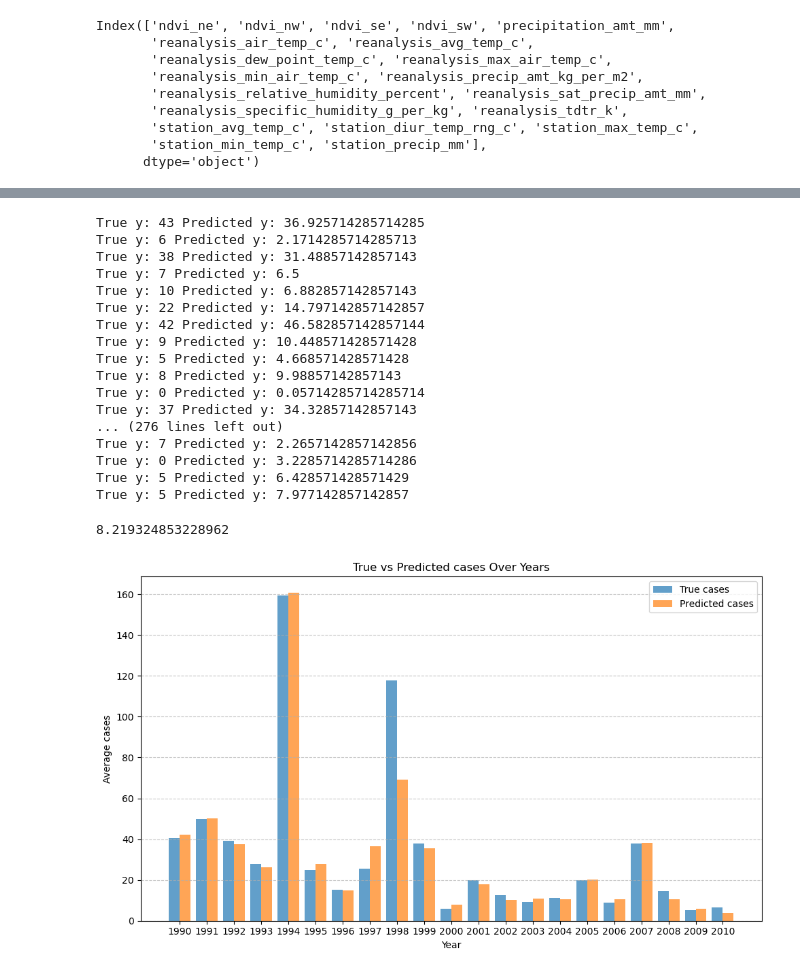
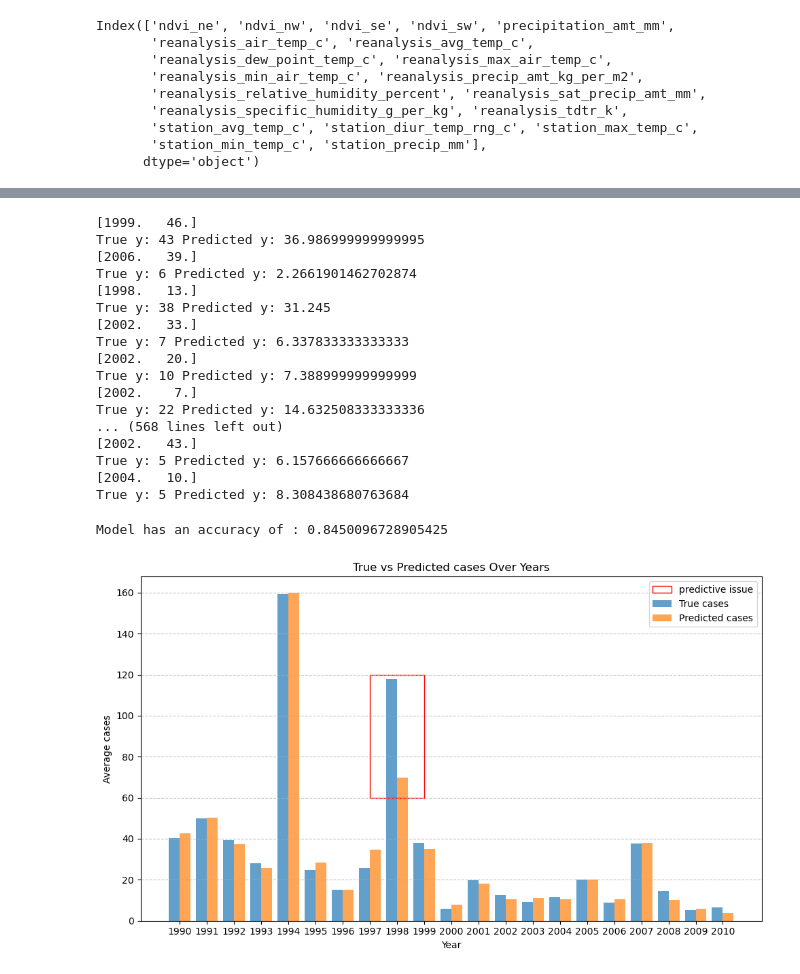
Before and after one commit to NiallSom/DengueCasePrediction, a Jupyter notebook: src/random_forest_redo.ipynb, the cells around one changed output, grey strips where cells are left out. Saved outputs shown, nothing was run; the diff lists cells and outputs as text; code cells hidden in the pictures.

Commit message:
Finished random forest regression model, answered research question about how will global warming affect dengue cases

```diff
--- a/src/random_forest_redo.ipynb
+++ b/src/random_forest_redo.ipynb
@@ -344,10 +245,10 @@ from sklearn.model_selection import train_test_split
 X_train, X_test, y_train, y_test = train_test_split(X, y, test_size=0.2, random_state=42)
 # %%
 from sklearn.ensemble import RandomForestRegressor
-#  {'n_estimators': 350, 'max_depth': 29, 'min_samples_split': 2, 'min_samples_leaf': 1}
+# Best hyperparameters: {'n_estimators': 200, 'max_depth': 14, 'min_samples_split': 2, 'min_samples_leaf': 1}
 rfr = RandomForestRegressor(
-                            n_estimators = 350,
-                            max_depth = 29,
+                            n_estimators = 200,
+                            max_depth = 14,
                             min_samples_split = 2,
                             min_samples_leaf = 1)
 # %%
@@ -363,55 +280,63 @@ y_pred = rfr.predict(X_test)
 # %%
+
 for i in range(len(X_test)):
+    print(X_test.iloc[i][['year','weekofyear']].values)
     true_label = y_test.iloc[i]
     predicted_label = y_pred[i]
     print(f"True y: {true_label} Predicted y: {predicted_label}")
 # %% [output]
-True y: 43 Predicted y: 36.925714285714285
-True y: 6 Predicted y: 2.1714285714285713
-True y: 38 Predicted y: 31.48857142857143
-True y: 7 Predicted y: 6.5
-True y: 10 Predicted y: 6.882857142857143
-True y: 22 Predicted y: 14.797142857142857
-True y: 42 Predicted y: 46.582857142857144
-True y: 9 Predicted y: 10.448571428571428
-True y: 5 Predicted y: 4.668571428571428
-True y: 8 Predicted y: 9.98857142857143
-True y: 0 Predicted y: 0.05714285714285714
-True y: 37 Predicted y: 34.32857142857143
-... (276 lines left out)
-True y: 7 Predicted y: 2.2657142857142856
-True y: 0 Predicted y: 3.2285714285714286
-True y: 5 Predicted y: 6.428571428571429
-True y: 5 Predicted y: 7.977142857142857
+[1999.   46.]
+True y: 43 Predicted y: 36.986999999999995
+[2006.   39.]
+True y: 6 Predicted y: 2.2661901462702874
+[1998.   13.]
+True y: 38 Predicted y: 31.245
+[2002.   33.]
+True y: 7 Predicted y: 6.337833333333333
+[2002.   20.]
+True y: 10 Predicted y: 7.388999999999999
+[2002.    7.]
+True y: 22 Predicted y: 14.632508333333336
+... (568 lines left out)
+[2002.   43.]
+True y: 5 Predicted y: 6.157666666666667
+[2004.   10.]
+True y: 5 Predicted y: 8.308438680763684
 # %%
-from sklearn.metrics import mean_absolute_error
-mae = mean_absolute_error(y_test, y_pred)
-mae
-# If we include X labels such as 'ndvi_nw', 'ndvi_sw', 'station_precip_mm', we will get an MAE of 12.194
-# which is a big downgrade from our 8.117 we got from 'city', 'year' and 'weekofyear'
+from sklearn.metrics import r2_score
+
+y_pred_new = np.round(y_pred).astype(int)
+accuracy = r2_score(y_test.values, y_pred_new)
+print(f"Model has an accuracy of : {accuracy}")
+# If we include X labels such as 'ndvi_nw', 'ndvi_sw', 'station_precip_mm', we will get an r2 score of 0.6572839
+# which is a big downgrade from our 0.8518725990425868 we got from 'city', 'year' and 'weekofyear'
 # %% [output]
-8.219324853228962
+Model has an accuracy of : 0.8450096728905425
 # %%
+from matplotlib.patches import Rectangle
 years = X_test['year'].unique()
 true_labels = [y_test[X_test['year'] == year].mean() for year in years]
 predicted_labels = [y_pred[X_test['year'] == year].mean() for year in years]
 fig, ax = plt.subplots(figsize=(10, 6))
 
 ax.bar(years - 0.2, true_labels, width=0.4, label='True cases', alpha=0.7)
 ax.bar(years + 0.2, predicted_labels, width=0.4, label='Predicted cases', alpha=0.7)
 
 ax.set_xlabel('Year')
 ax.set_ylabel('Average cases')
 ax.set_title('True vs Predicted cases Over Years')
 
+
+
+rect = Rectangle((1997, 60), 2,60 , edgecolor='red', facecolor='none', label='predictive issue')
+plt.gca().add_patch(rect)
 ax.legend()
-
 ax.grid(axis='y', linestyle='--', alpha=0.7)
 ax.set_xticks(years)
 ax.set_xticklabels(years.astype(int))
 plt.tight_layout()
 
 plt.show()
-# Issue with year 1998 predictions- must investigate
+# Issue with year 1998 predictions - must investigate
 # %% [output]
-[figure, old version]
+[figure, new version]
```
Also changed, not shown: parts of 31 cells of this notebook, 10 other files.
